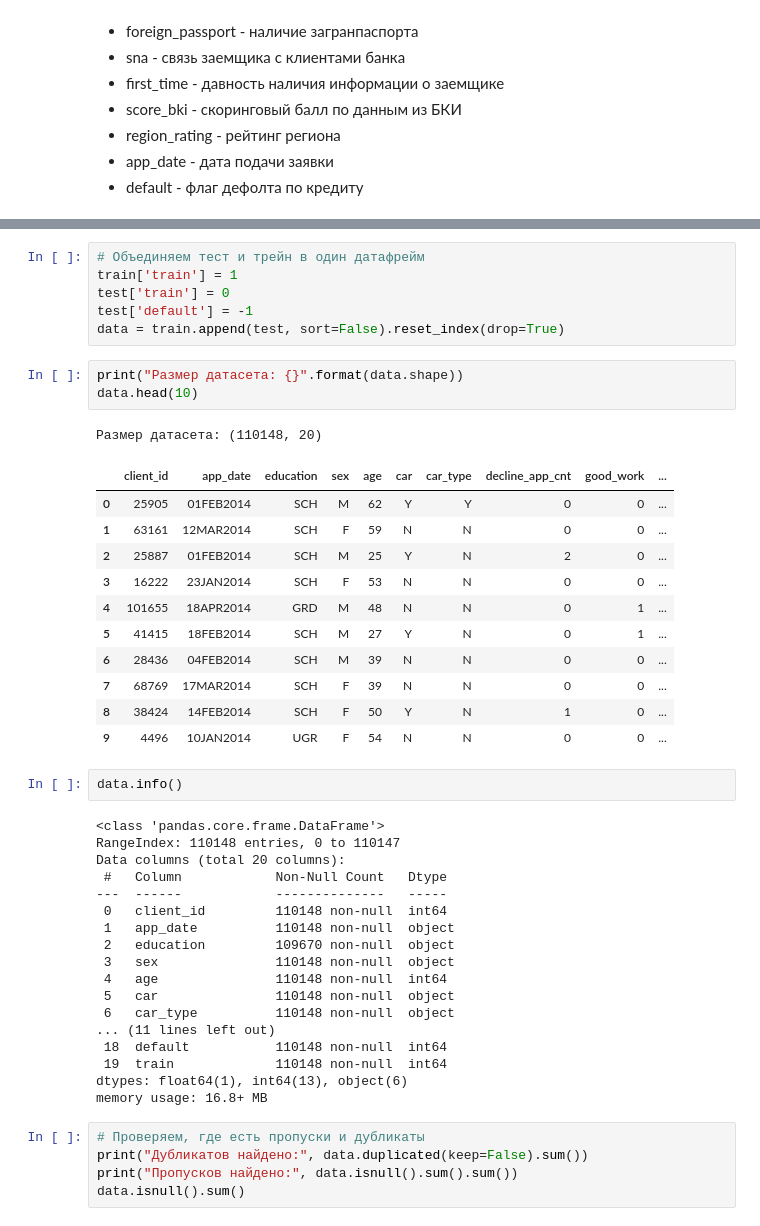
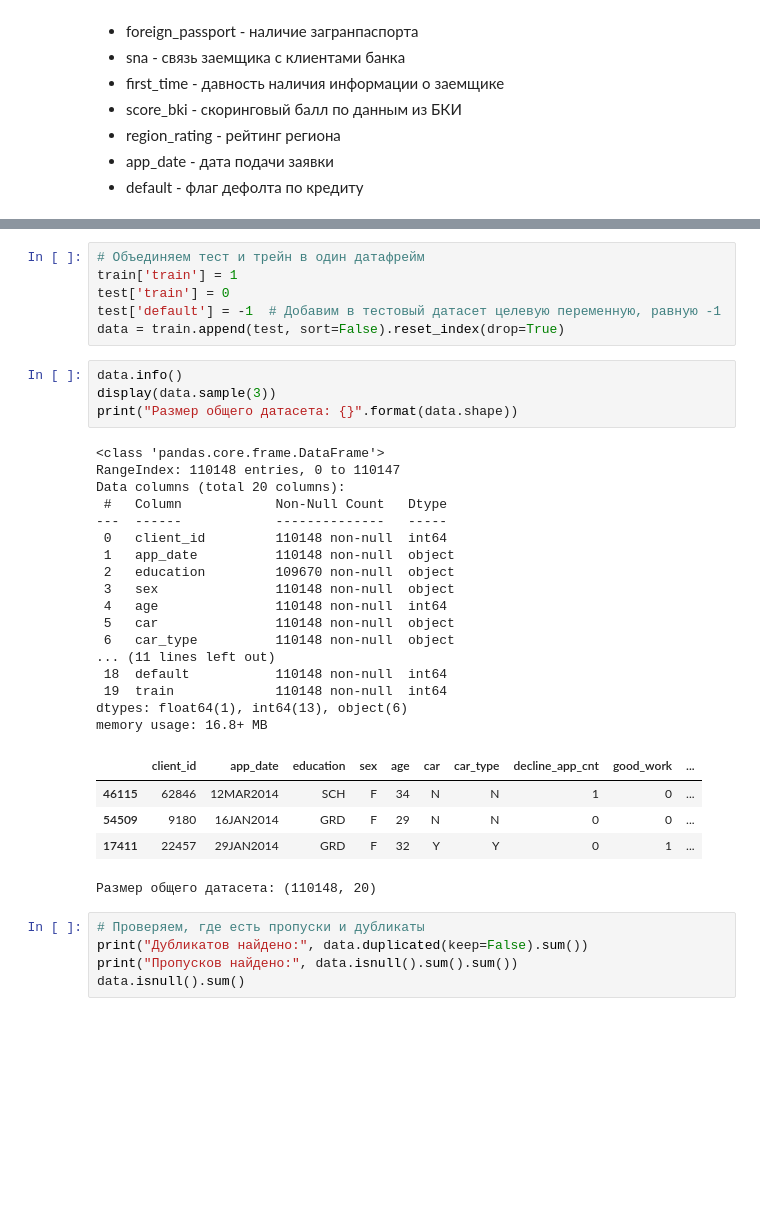
Before and after one commit to IvanAleshin/Skillfactory_projects, a Jupyter notebook: module_4/credit-scoring.ipynb, the cells around one changed output, grey strips where cells are left out. Saved outputs shown, nothing was run; the diff lists cells and outputs as text; blank space fills up the shorter version.

```diff
--- a/module_4/credit-scoring.ipynb
+++ b/module_4/credit-scoring.ipynb
@@ -152,44 +204,35 @@ sample
 # Объединяем тест и трейн в один датафрейм
 train['train'] = 1
 test['train'] = 0
-test['default'] = -1
+test['default'] = -1  # Добавим в тестовый датасет целевую переменную, равную -1
 data = train.append(test, sort=False).reset_index(drop=True)
 # %%
-print("Размер датасета: {}".format(data.shape))
-data.head(10)
+data.info()
+display(data.sample(3))
+print("Размер общего датасета: {}".format(data.shape))
 # %% [output]
-Размер датасета: (110148, 20)
+<class 'pandas.core.frame.DataFrame'>
+RangeIndex: 110148 entries, 0 to 110147
+Data columns (total 20 columns):
+ #   Column            Non-Null Count   Dtype
+---  ------            --------------   -----
+ 0   client_id         110148 non-null  int64
+ 1   app_date          110148 non-null  object
+ 2   education         109670 non-null  object
+ 3   sex               110148 non-null  object
+ 4   age               110148 non-null  int64
+ 5   car               110148 non-null  object
+ 6   car_type          110148 non-null  object
+... (11 lines left out)
+ 18  default           110148 non-null  int64
+ 19  train             110148 non-null  int64
+dtypes: float64(1), int64(13), object(6)
+memory usage: 16.8+ MB
 |  | client_id | app_date | education | sex | age | car | car_type | decline_app_cnt | good_work | ... |
-| 0 | 25905 | 01FEB2014 | SCH | M | 62 | Y | Y | 0 | 0 | ... |
-| 1 | 63161 | 12MAR2014 | SCH | F | 59 | N | N | 0 | 0 | ... |
-| 2 | 25887 | 01FEB2014 | SCH | M | 25 | Y | N | 2 | 0 | ... |
-| 3 | 16222 | 23JAN2014 | SCH | F | 53 | N | N | 0 | 0 | ... |
-| 4 | 101655 | 18APR2014 | GRD | M | 48 | N | N | 0 | 1 | ... |
-| 5 | 41415 | 18FEB2014 | SCH | M | 27 | Y | N | 0 | 1 | ... |
-| 6 | 28436 | 04FEB2014 | SCH | M | 39 | N | N | 0 | 0 | ... |
-| 7 | 68769 | 17MAR2014 | SCH | F | 39 | N | N | 0 | 0 | ... |
-| 8 | 38424 | 14FEB2014 | SCH | F | 50 | Y | N | 1 | 0 | ... |
-| 9 | 4496 | 10JAN2014 | UGR | F | 54 | N | N | 0 | 0 | ... |
+| 46115 | 62846 | 12MAR2014 | SCH | F | 34 | N | N | 1 | 0 | ... |
+| 54509 | 9180 | 16JAN2014 | GRD | F | 29 | N | N | 0 | 0 | ... |
+| 17411 | 22457 | 29JAN2014 | GRD | F | 32 | Y | Y | 0 | 1 | ... |
+Размер общего датасета: (110148, 20)
-# %%
-data.info()
-# %% [output]
-<class 'pandas.core.frame.DataFrame'>
-RangeIndex: 110148 entries, 0 to 110147
-Data columns (total 20 columns):
- #   Column            Non-Null Count   Dtype
----  ------            --------------   -----
- 0   client_id         110148 non-null  int64
- 1   app_date          110148 non-null  object
- 2   education         109670 non-null  object
- 3   sex               110148 non-null  object
- 4   age               110148 non-null  int64
- 5   car               110148 non-null  object
- 6   car_type          110148 non-null  object
-... (11 lines left out)
- 18  default           110148 non-null  int64
- 19  train             110148 non-null  int64
-dtypes: float64(1), int64(13), object(6)
-memory usage: 16.8+ MB
 # %%
 # Проверяем, где есть пропуски и дубликаты
 print("Дубликатов найдено:", data.duplicated(keep=False).sum())
```
Also changed, not shown: parts of 29 cells of this notebook.
